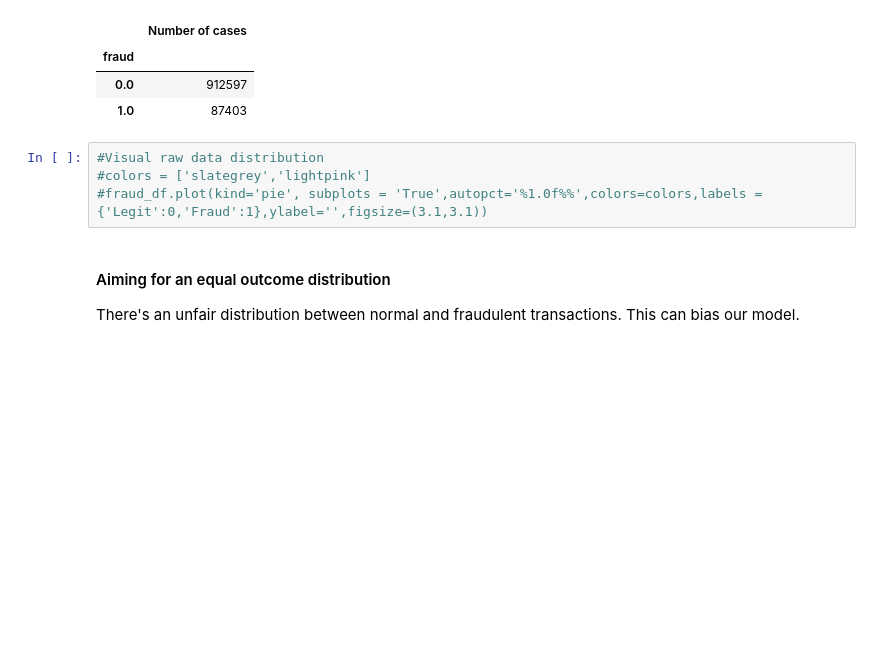
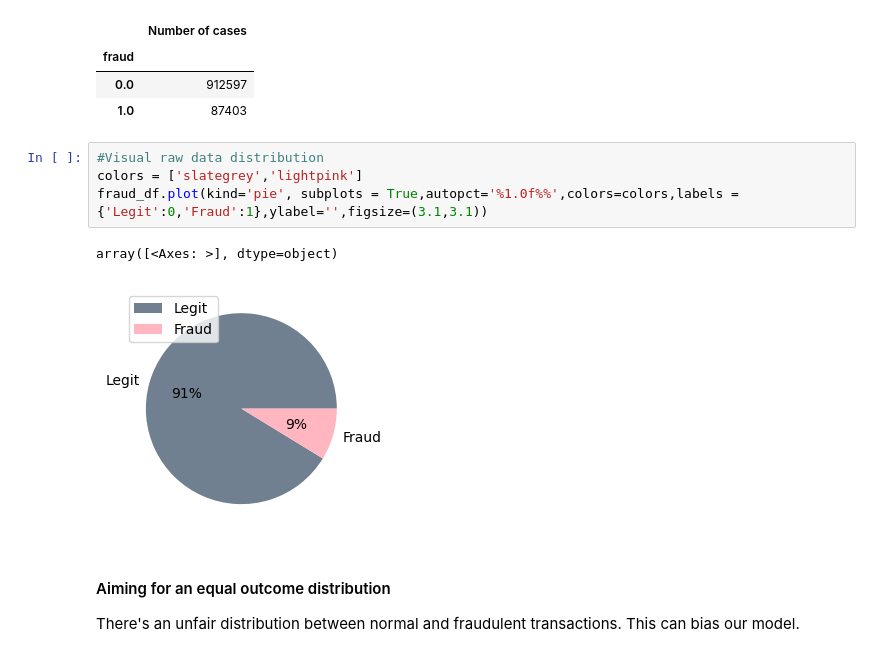
Before and after one commit to DamianTellez/Fraud_Detection, a Jupyter notebook: notebook.ipynb, the cells around one changed output. Saved outputs shown, nothing was run; the diff lists cells and outputs as text; blank space fills up the shorter version.

```diff
--- a/notebook.ipynb
+++ b/notebook.ipynb
@@ -59,8 +59,11 @@ fraud_df
 | 1.0 | 87403 |
 # %%
 #Visual raw data distribution
-#colors = ['slategrey','lightpink']
-#fraud_df.plot(kind='pie', subplots = 'True',autopct='%1.0f%%',colors=colors,labels = {'Legit':0,'Fraud':1},ylabel='',figsize=(3.1,3.1))
+colors = ['slategrey','lightpink']
+fraud_df.plot(kind='pie', subplots = True,autopct='%1.0f%%',colors=colors,labels = {'Legit':0,'Fraud':1},ylabel='',figsize=(3.1,3.1))
+# %% [output]
+array([<Axes: >], dtype=object)
+[figure, added]
 # %% [markdown]
 ####  Aiming for an equal outcome distribution
 
```
Also changed, not shown: parts of 7 cells of this notebook.
